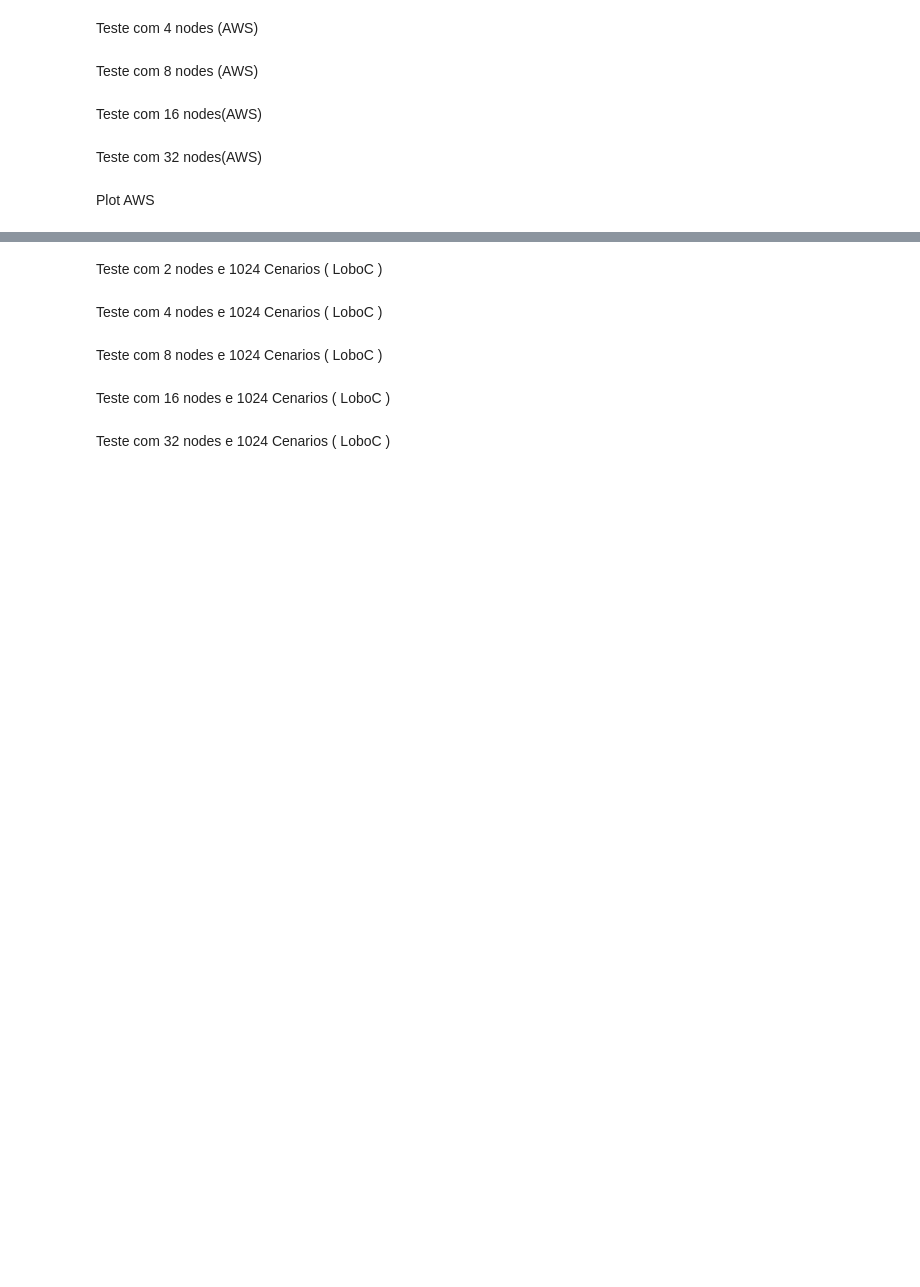
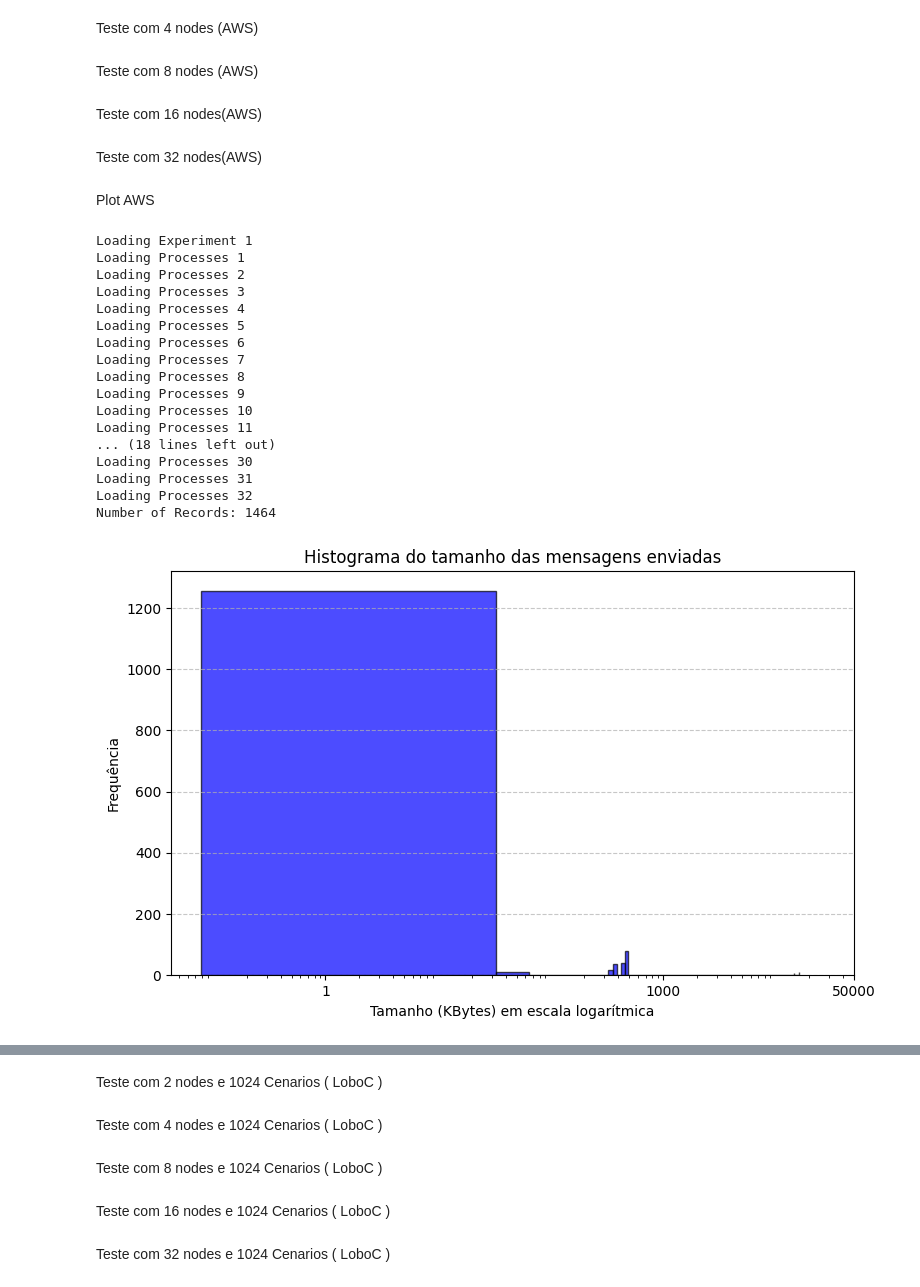
Before and after one commit to mbrcruz/PlotMPI, a Jupyter notebook: PlotResults/PlotResults.ipynb, the cells around one changed output, grey strips where cells are left out. Cells and saved outputs as stored; diff of their text form; code cells hidden in the pictures; blank space fills up the shorter version.

```diff
--- a/PlotResults/PlotResults.ipynb
+++ b/PlotResults/PlotResults.ipynb
@@ -52,19 +52,38 @@ Plot AWS
 # %%
 from MyPlot import *
 import os
 import numpy as np
 import matplotlib.pyplot as plt
 
 p1 =  MyPlot(os.path.join(path_dados_aws, "2-Nodes"),
             2 , 16, 1024 ,TypeEvaluation.JUST_SEND)
 p1.load_data(filter_experiment=1,filter_scenario=1024)
 p1.PlotHistogram()
 p1.plotBlocks(path_dados_aws,"AWS")
-p1.plotBandwidth(path_dados_aws,"AWS")
+p1.plotBandwidth(os.path.join(path_dados_aws, "2-Nodes"),"AWS")
 p1.plotScenarios(os.path.join(path_dados_aws, "2-Nodes"),"AWS")
 p1.plotExecutionTime(os.path.join(path_dados_aws, "2-Nodes"),"AWS")
 
 # p2 =  MyPlot(os.path.join(path_dados_aws, "32-Nodes"),
 #             32 , 16, 1024 ,TypeEvaluation.JUST_SEND)
 # p2.load_data(filter_scenario=546,filter_experiment=7)
 # p1.plotScatter("AWS", p1.records, p2.records)
+# %% [output]
+Loading Experiment 1
+Loading Processes 1
+Loading Processes 2
+Loading Processes 3
+Loading Processes 4
+Loading Processes 5
+Loading Processes 6
+Loading Processes 7
+Loading Processes 8
+Loading Processes 9
+Loading Processes 10
+Loading Processes 11
+... (18 lines left out)
+Loading Processes 30
+Loading Processes 31
+Loading Processes 32
+Number of Records: 1464
+[figure, added]
```
Also changed, not shown: parts of 1 cell of this notebook, 1 other file.
